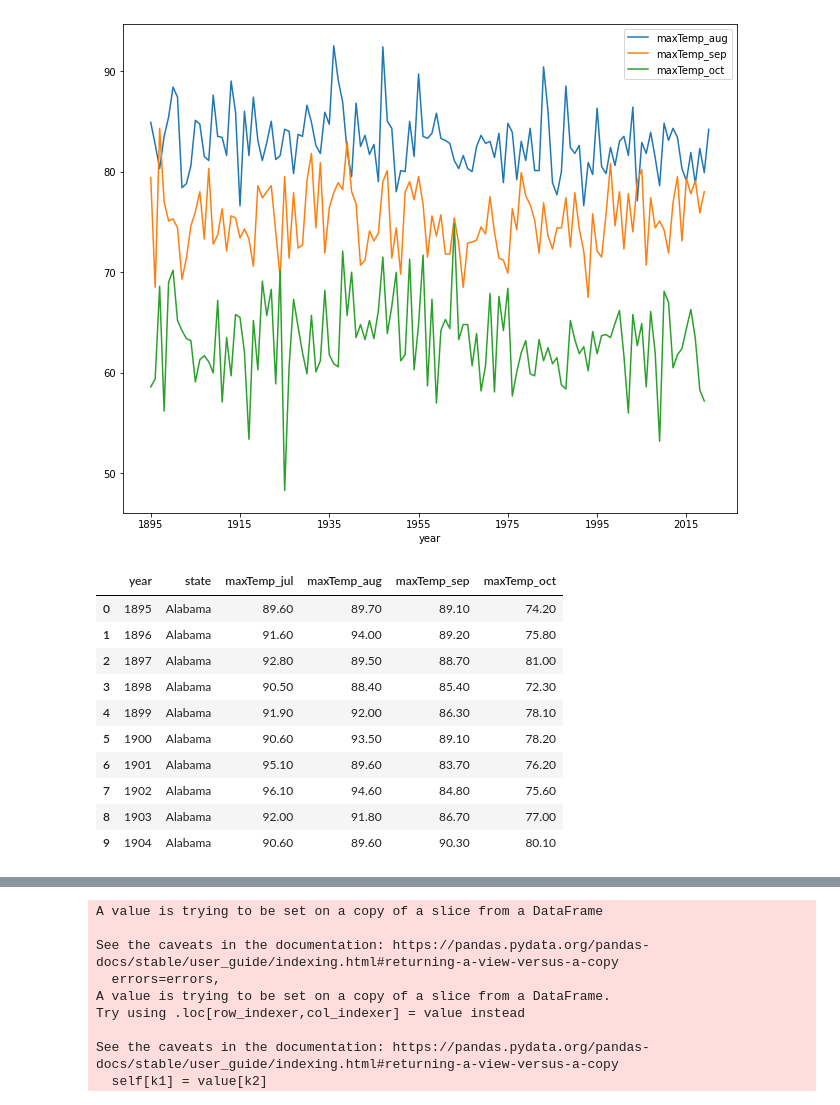
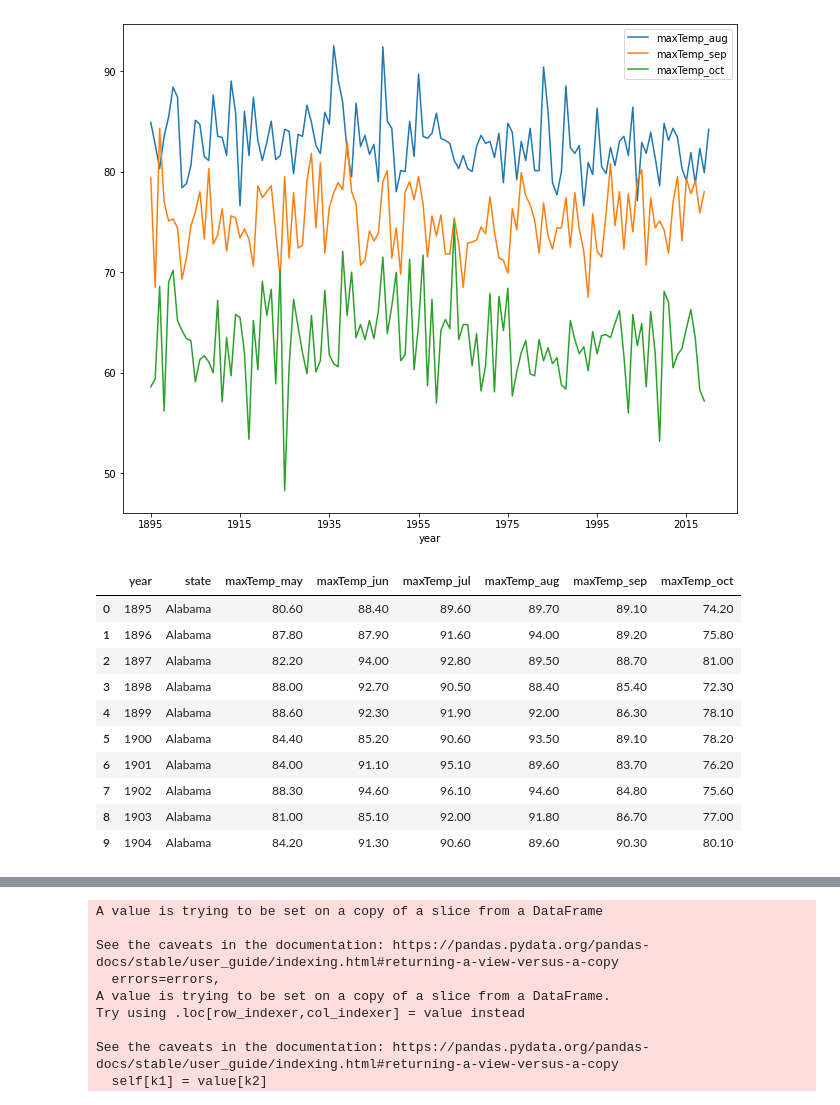
Before and after one commit to powell001/USDA_NOAA_data, a Jupyter notebook: NOAA_temp_precip.ipynb, the cells around one changed output, grey strips where cells are left out. Saved outputs shown, nothing was run; the diff lists cells and outputs as text; code cells hidden in the pictures.

```diff
--- a/NOAA_temp_precip.ipynb
+++ b/NOAA_temp_precip.ipynb
@@ -93,38 +93,38 @@ See the caveats in the documentation: https://pandas.pydata.org/pandas-docs/stab
 # %%
 # Import all states
 allStates = states["State"]
 
-mnt1 = ["jul","aug", "sep", "oct"]
+mnt1 = ["may", "jun", "jul","aug", "sep", "oct"]
 states1 = allStates
 allStates_maxTemp = []
 
 for j in states1:
     perState = []
     for i in mnt1:
         dt1 = weatherData(states, maxTemp, j, i, "maxTemp")
         perState.append(dt1)
     df_merged = reduce(lambda  left,right: pd.merge(left,right,on=['year'], how='inner', suffixes=(None, "_u")), perState)
     allStates_maxTemp.append(df_merged)
 
 allStates_maxTemp1 = pd.concat(allStates_maxTemp)
 allStates_maxTemp1
 allStates_maxTemp1.drop(["state_u"], axis = 1, inplace=True)
 
 allStates_maxTemp1.replace('-99.90', np.nan,  inplace=True)
 allStates_maxTemp1.to_csv("allStates_maxTemp1.csv", index = False)
 allStates_maxTemp1.head(10)
 # %% [output]
-|  | year | state | maxTemp_jul | maxTemp_aug | maxTemp_sep | maxTemp_oct |
-| 0 | 1895 | Alabama | 89.60 | 89.70 | 89.10 | 74.20 |
-| 1 | 1896 | Alabama | 91.60 | 94.00 | 89.20 | 75.80 |
-| 2 | 1897 | Alabama | 92.80 | 89.50 | 88.70 | 81.00 |
-| 3 | 1898 | Alabama | 90.50 | 88.40 | 85.40 | 72.30 |
-| 4 | 1899 | Alabama | 91.90 | 92.00 | 86.30 | 78.10 |
-| 5 | 1900 | Alabama | 90.60 | 93.50 | 89.10 | 78.20 |
-| 6 | 1901 | Alabama | 95.10 | 89.60 | 83.70 | 76.20 |
-| 7 | 1902 | Alabama | 96.10 | 94.60 | 84.80 | 75.60 |
-| 8 | 1903 | Alabama | 92.00 | 91.80 | 86.70 | 77.00 |
-| 9 | 1904 | Alabama | 90.60 | 89.60 | 90.30 | 80.10 |
+|  | year | state | maxTemp_may | maxTemp_jun | maxTemp_jul | maxTemp_aug | maxTemp_sep | maxTemp_oct |
+| 0 | 1895 | Alabama | 80.60 | 88.40 | 89.60 | 89.70 | 89.10 | 74.20 |
+| 1 | 1896 | Alabama | 87.80 | 87.90 | 91.60 | 94.00 | 89.20 | 75.80 |
+| 2 | 1897 | Alabama | 82.20 | 94.00 | 92.80 | 89.50 | 88.70 | 81.00 |
+| 3 | 1898 | Alabama | 88.00 | 92.70 | 90.50 | 88.40 | 85.40 | 72.30 |
+| 4 | 1899 | Alabama | 88.60 | 92.30 | 91.90 | 92.00 | 86.30 | 78.10 |
+| 5 | 1900 | Alabama | 84.40 | 85.20 | 90.60 | 93.50 | 89.10 | 78.20 |
+| 6 | 1901 | Alabama | 84.00 | 91.10 | 95.10 | 89.60 | 83.70 | 76.20 |
+| 7 | 1902 | Alabama | 88.30 | 94.60 | 96.10 | 94.60 | 84.80 | 75.60 |
+| 8 | 1903 | Alabama | 81.00 | 85.10 | 92.00 | 91.80 | 86.70 | 77.00 |
+| 9 | 1904 | Alabama | 84.20 | 91.30 | 90.60 | 89.60 | 90.30 | 80.10 |
 # %%
 # Import all states
 allStates = states["State"]
```
Also changed, not shown: parts of 5 cells of this notebook, 2 other files.
